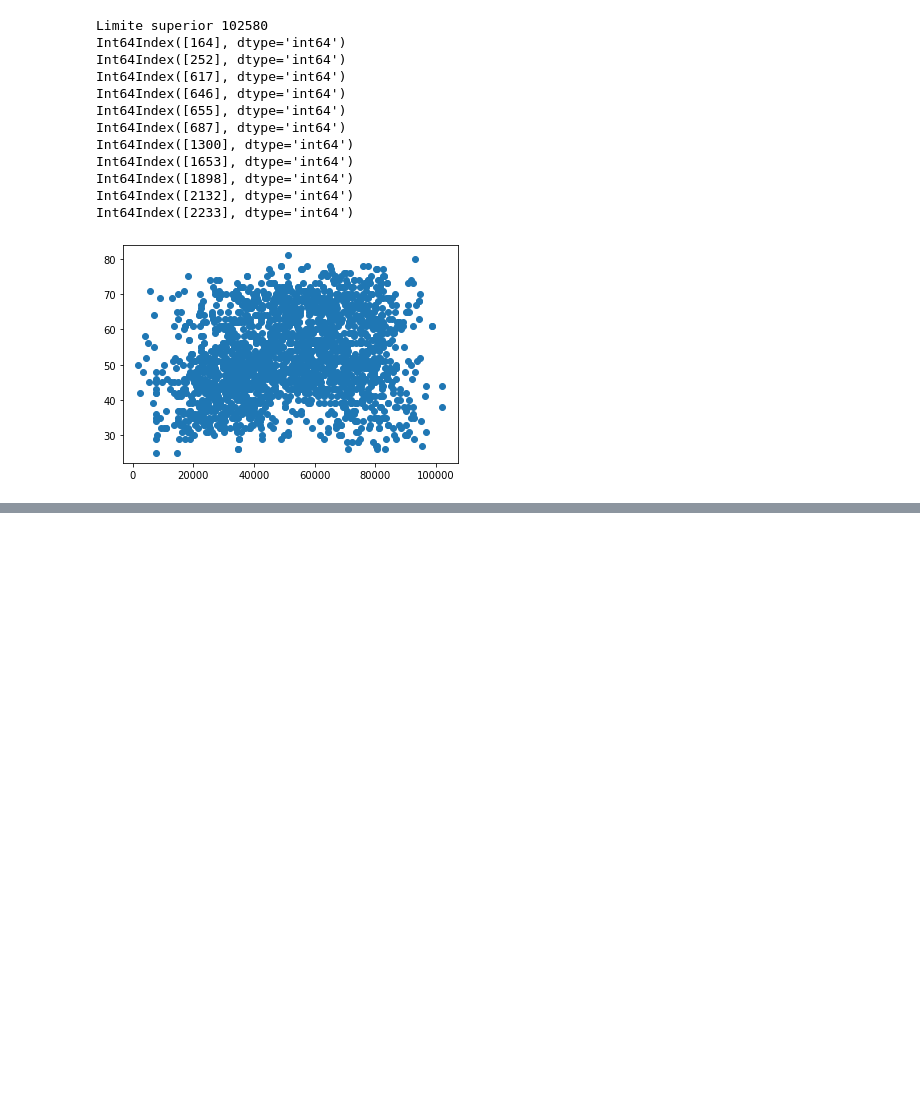
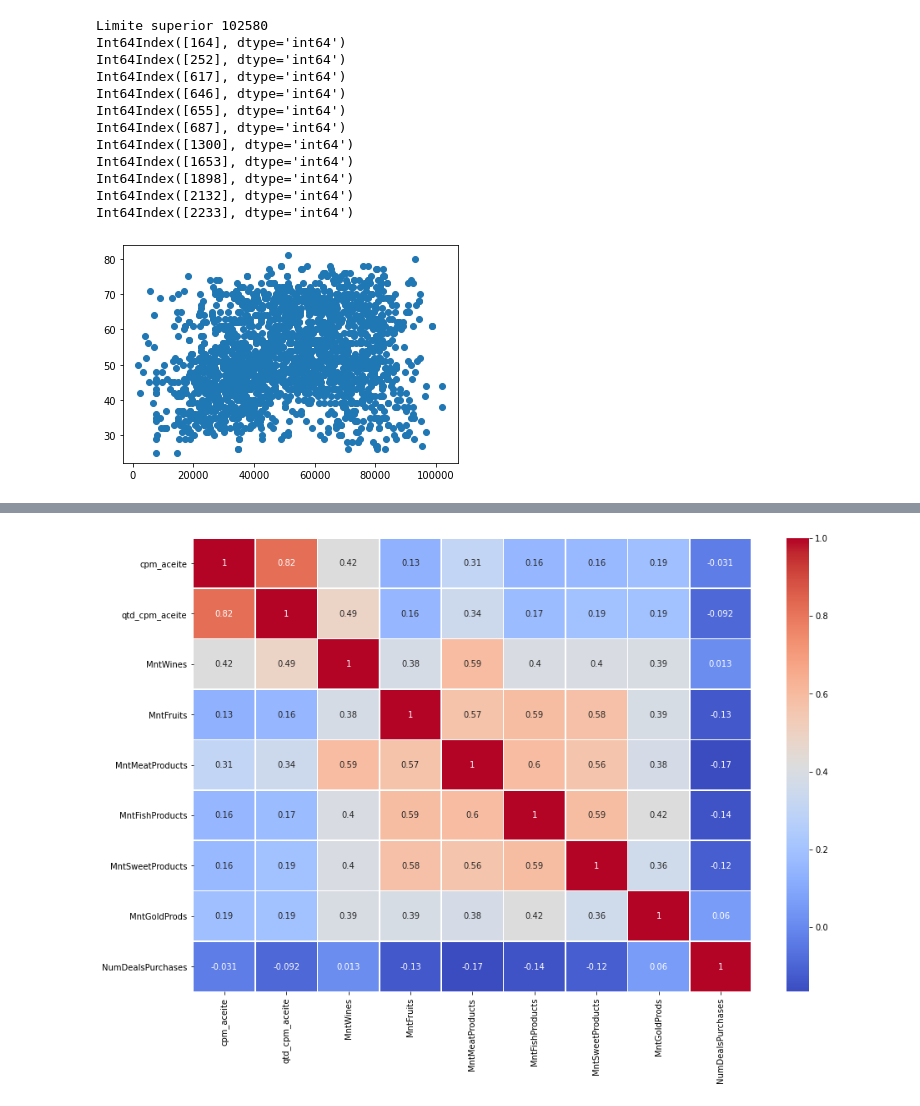
Before and after one commit to adniaristides/ifood-data-business-analyst-test, a Jupyter notebook: Case_CRM_iFood.ipynb, the cells around one changed output, grey strips where cells are left out. Saved outputs shown, nothing was run; the diff lists cells and outputs as text; code cells hidden in the pictures; blank space fills up the shorter version.

```diff
--- a/Case_CRM_iFood.ipynb
+++ b/Case_CRM_iFood.ipynb
@@ -519,0 +608,8 @@ print(r2_score(y_test,y_pred))
+# %%
+#Avaliando correlação aceite campanha com dados de categorias
+df2 = newdf.iloc[:,[17,16,2,3,4,5,6,7,8]]
+plt.figure(figsize=(15,10))
+sns.heatmap(df2.corr(), annot=True, linewidths=0.5, cmap="coolwarm")
+plt.show()
+# %% [output]
+[figure, added]
```
Also changed, not shown: parts of 94 cells of this notebook.
